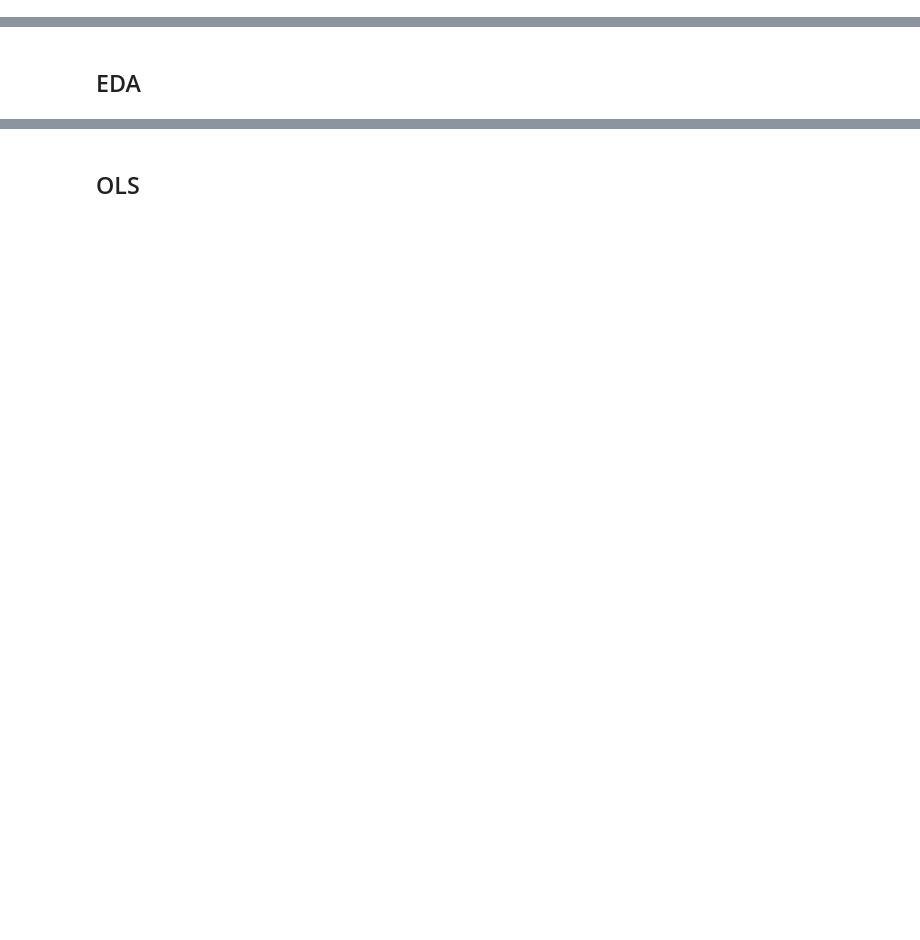
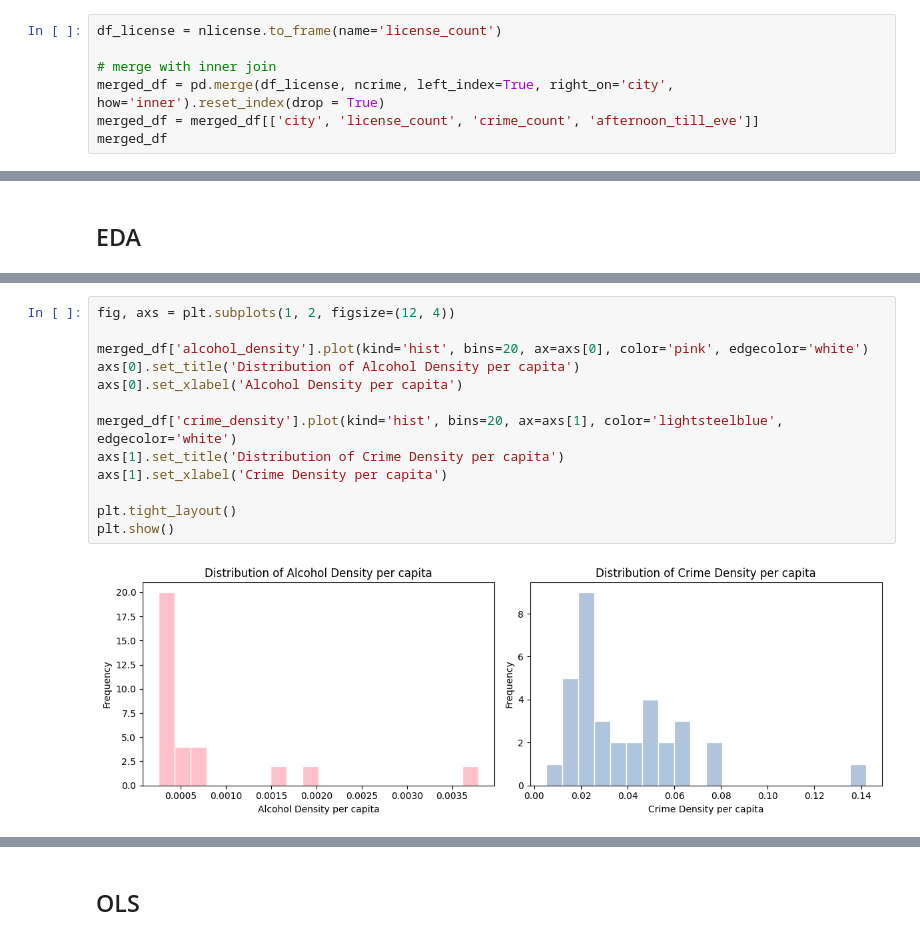
Before and after one commit to KellyyyGSY/poli170a_proj, a Jupyter notebook: POLI170A.ipynb, the cells around one changed output, grey strips where cells are left out. Saved outputs shown, nothing was run; the diff lists cells and outputs as text; blank space fills up the shorter version.

```diff
--- a/POLI170A.ipynb
+++ b/POLI170A.ipynb
@@ -226,0 +311,7 @@ sub_crime.shape
+# %%
+df_license = nlicense.to_frame(name='license_count')
+
+# merge with inner join
+merged_df = pd.merge(df_license, ncrime, left_index=True, right_on='city', how='inner').reset_index(drop = True)
+merged_df = merged_df[['city', 'license_count', 'crime_count', 'afternoon_till_eve']]
+merged_df
@@ -296,0 +437,15 @@ merged_df
+# %%
+fig, axs = plt.subplots(1, 2, figsize=(12, 4))
+
+merged_df['alcohol_density'].plot(kind='hist', bins=20, ax=axs[0], color='pink', edgecolor='white')
+axs[0].set_title('Distribution of Alcohol Density per capita')
+axs[0].set_xlabel('Alcohol Density per capita')
+
+merged_df['crime_density'].plot(kind='hist', bins=20, ax=axs[1], color='lightsteelblue', edgecolor='white')
+axs[1].set_title('Distribution of Crime Density per capita')
+axs[1].set_xlabel('Crime Density per capita')
+
+plt.tight_layout()
+plt.show()
+# %% [output]
+[figure, added]
```
Also changed, not shown: parts of 63 cells of this notebook.
